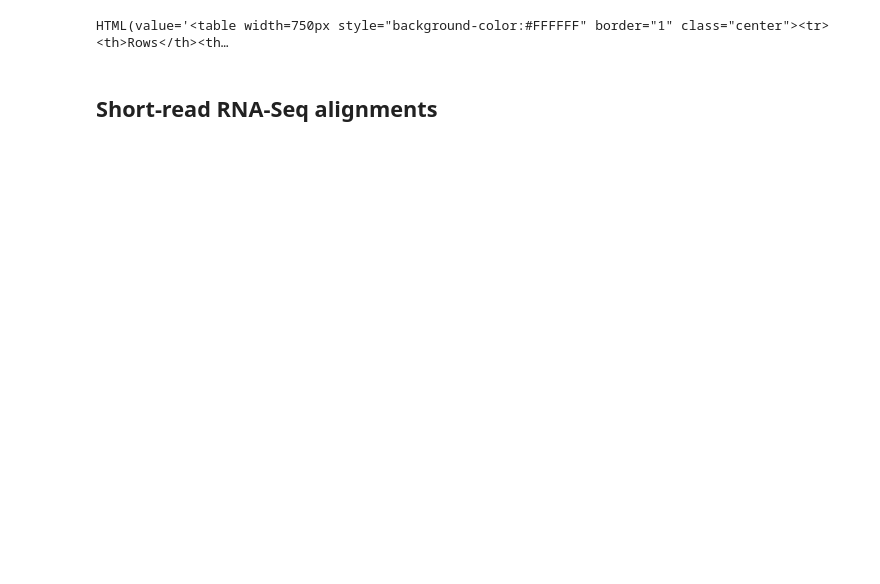
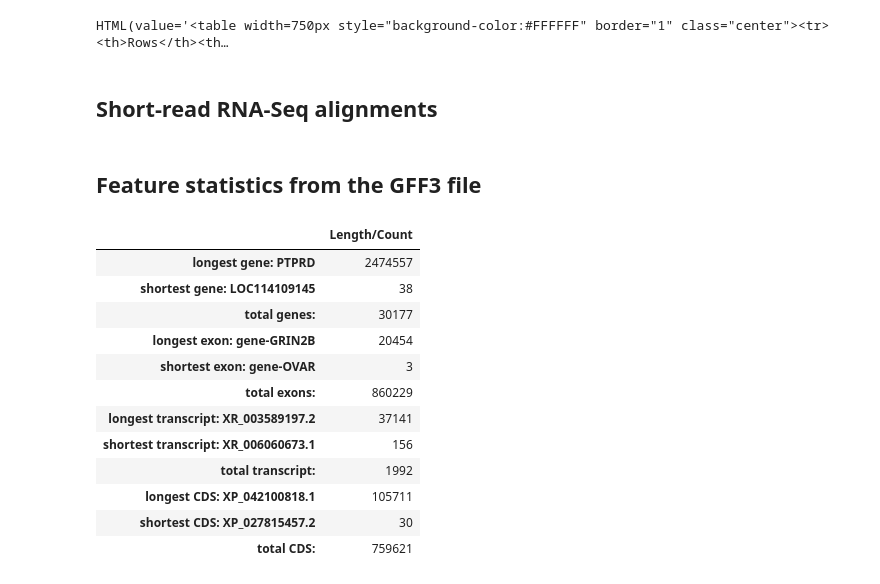
Before and after one commit to STRIDES-Codes/AnnotQC, a Jupyter notebook: annotqc.ipynb, the cells around one changed output. Drawn from its saved outputs; the diff is of its cells as text; code cells hidden in the pictures; blank space fills up the shorter version.

```diff
--- a/annotqc.ipynb
+++ b/annotqc.ipynb
@@ -73,5 +74,24 @@ widgets.HTML(get_html(df))
 | SRR8173312 | SAMEA104495022 | 483508 | 1515 | 370455 | 76.61 | 370801 | 98.75 | ... |
 | SRR8173313 | SAMEA104495023 | 391485 | 1502 | 298878 | 76.34 | 299994 | 98.44 | ... |
 HTML(value='<table width=750px style="background-color:#FFFFFF" border="1" class="center"><tr><th>Rows</th><th…
-# %% [markdown]
-## Short-read RNA-Seq alignments
+# %% [markdown]
+## Short-read RNA-Seq alignments
+# %% [markdown]
+## Feature statistics from the GFF3 file
+# %%
+feat_stats = get_length_dict('annot_gff.db')
+display(pd.DataFrame.from_dict(feat_stats, orient='index', columns=['Length/Count']))
+# %% [output]
+|  | Length/Count |
+| longest gene: PTPRD | 2474557 |
+| shortest gene: LOC114109145 | 38 |
+| total genes: | 30177 |
+| longest exon: gene-GRIN2B | 20454 |
+| shortest exon: gene-OVAR | 3 |
+| total exons: | 860229 |
+| longest transcript: XR_003589197.2 | 37141 |
+| shortest transcript: XR_006060673.1 | 156 |
+| total transcript: | 1992 |
+| longest CDS: XP_042100818.1 | 105711 |
+| shortest CDS: XP_027815457.2 | 30 |
+| total CDS: | 759621 |
```
Also changed, not shown: parts of 11 cells of this notebook.
